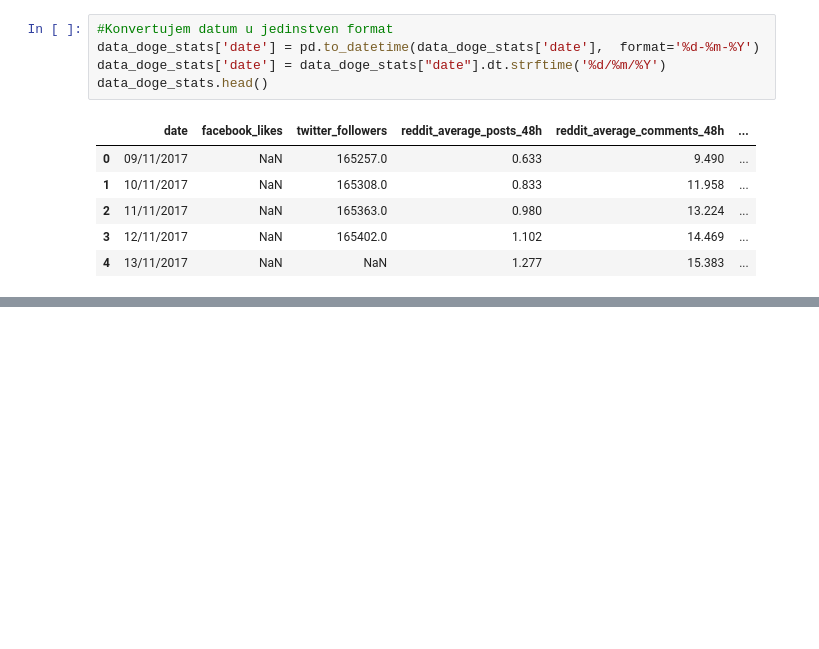
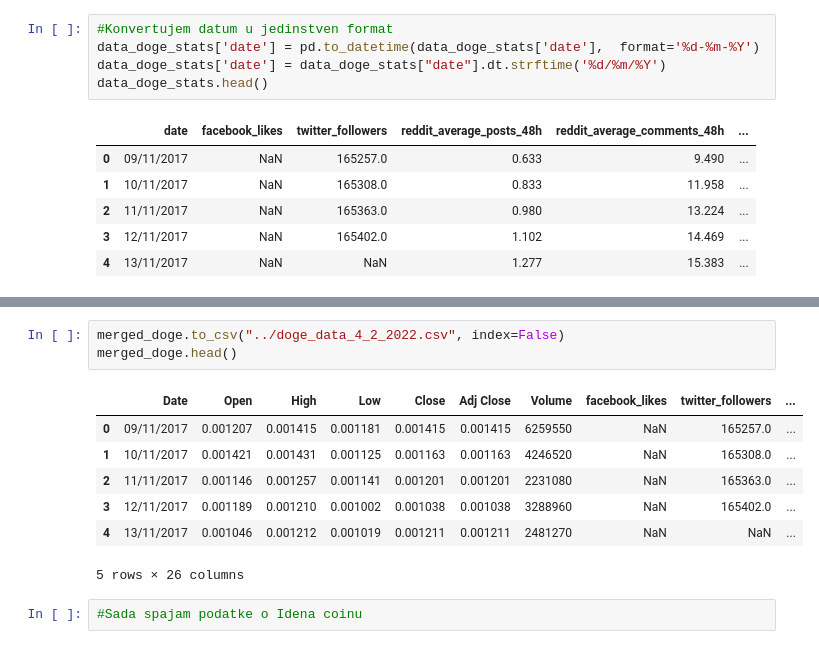
Before and after one commit to AnLong98/SIAP_2022, a Jupyter notebook: notebooks/data_aggregation.ipynb, the cells around one changed output, grey strips where cells are left out. Saved outputs shown, nothing was run; the diff lists cells and outputs as text; blank space fills up the shorter version.

```diff
--- a/notebooks/data_aggregation.ipynb
+++ b/notebooks/data_aggregation.ipynb
@@ -176,0 +182,13 @@ memory usage: 325.1+ KB
+# %%
+merged_doge.to_csv("../doge_data_4_2_2022.csv", index=False)
+merged_doge.head()
+# %% [output]
+|  | Date | Open | High | Low | Close | Adj Close | Volume | facebook_likes | twitter_followers | ... |
+| 0 | 09/11/2017 | 0.001207 | 0.001415 | 0.001181 | 0.001415 | 0.001415 | 6259550 | NaN | 165257.0 | ... |
+| 1 | 10/11/2017 | 0.001421 | 0.001431 | 0.001125 | 0.001163 | 0.001163 | 4246520 | NaN | 165308.0 | ... |
+| 2 | 11/11/2017 | 0.001146 | 0.001257 | 0.001141 | 0.001201 | 0.001201 | 2231080 | NaN | 165363.0 | ... |
+| 3 | 12/11/2017 | 0.001189 | 0.001210 | 0.001002 | 0.001038 | 0.001038 | 3288960 | NaN | 165402.0 | ... |
+| 4 | 13/11/2017 | 0.001046 | 0.001212 | 0.001019 | 0.001211 | 0.001211 | 2481270 | NaN | NaN | ... |
+5 rows × 26 columns
+# %%
+#Sada spajam podatke o Idena coinu
```
Also changed, not shown: parts of 21 cells of this notebook, 5 other files.
